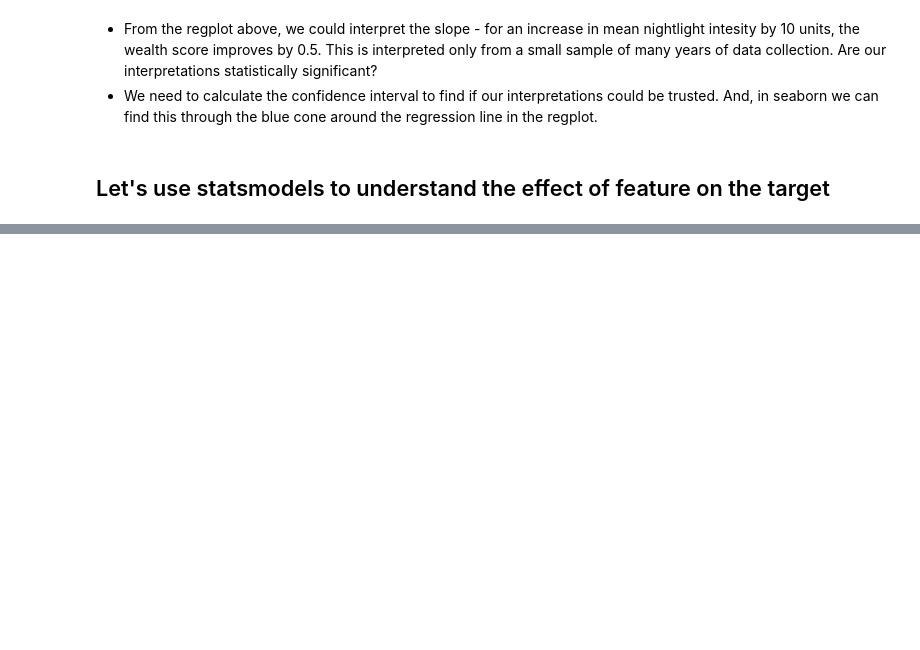
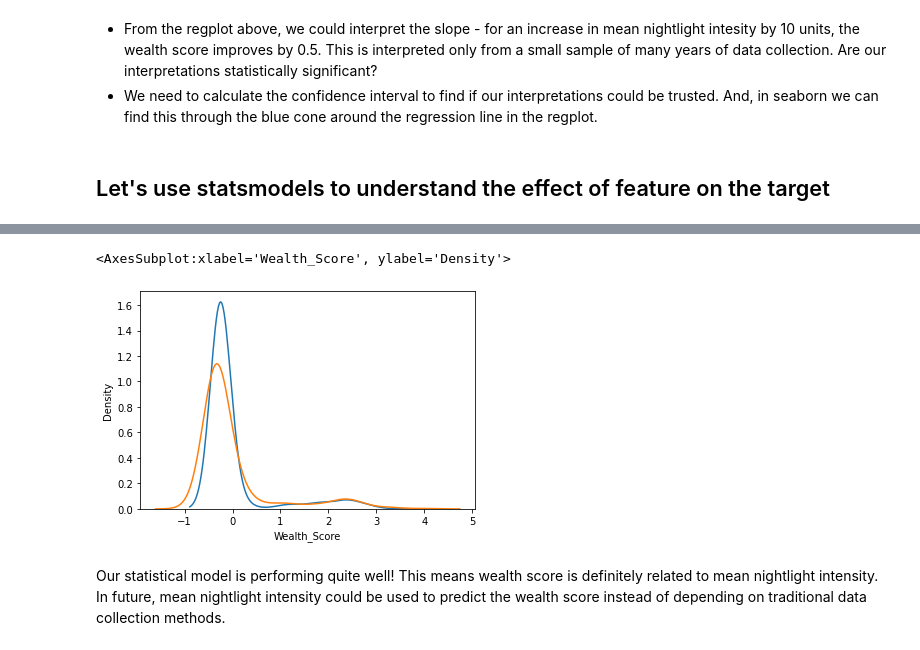
Before and after one commit to aishwaryawahane/poverty_predictor, a Jupyter notebook: notebooks/EDA_DHS_Nightlights.ipynb, the cells around one changed output, grey strips where cells are left out. Saved outputs shown, nothing was run; the diff lists cells and outputs as text; code cells hidden in the pictures; blank space fills up the shorter version.

```diff
--- a/notebooks/EDA_DHS_Nightlights.ipynb
+++ b/notebooks/EDA_DHS_Nightlights.ipynb
@@ -83,0 +126,8 @@ sns.regplot(x=dhs_nightlights_data['Mean_Nightlights'], y=dhs_nightlights_data['
+# %%
+sns.kdeplot(predicted_wealth_score, label='predicted review score')
+sns.kdeplot(dhs_nightlights_data['Wealth_Score'], label = 'actual review score')
+# %% [output]
+<AxesSubplot:xlabel='Wealth_Score', ylabel='Density'>
+[figure, added]
+# %% [markdown]
+Our statistical model is performing quite well! This means wealth score is definitely related to mean nightlight intensity. In future, mean nightlight intensity could be used to predict the wealth score instead of depending on traditional data collection methods.
```
Also changed, not shown: parts of 6 cells of this notebook.
